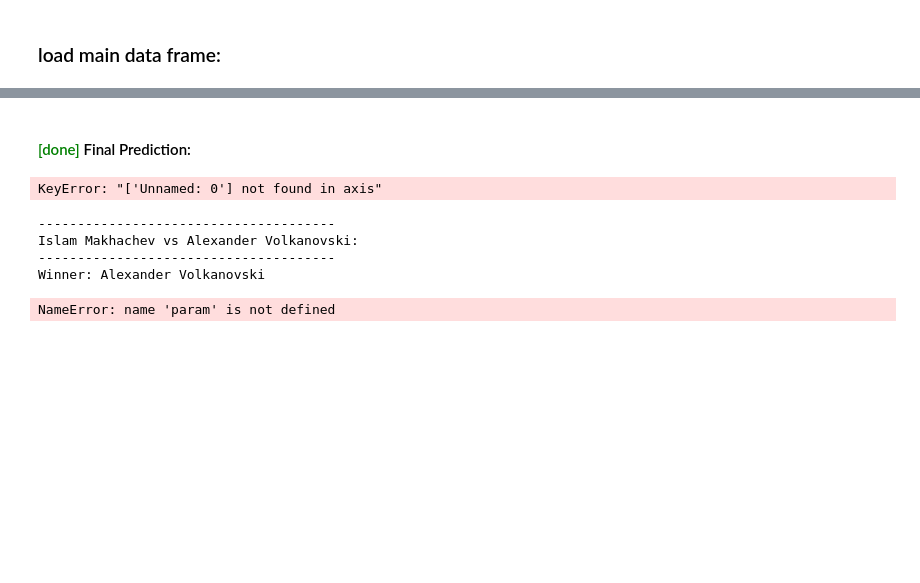
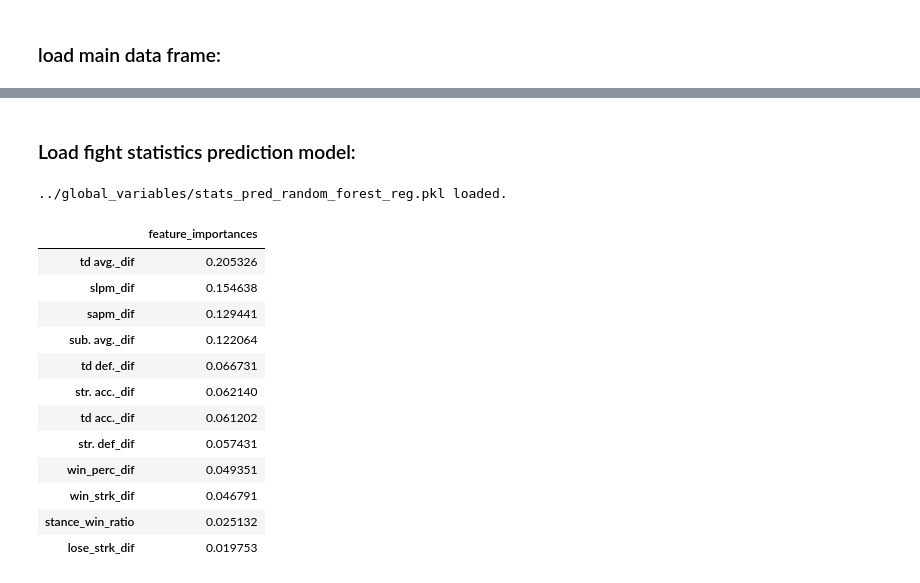
Before and after one commit to sagi778/ufc_fights_Predictor, a Jupyter notebook: notebooks/predictor.ipynb, the cells around one changed output, grey strips where cells are left out. Cells and saved outputs as stored; diff of their text form; code cells hidden in the pictures; blank space fills up the shorter version.

```diff
--- a/notebooks/predictor.ipynb
+++ b/notebooks/predictor.ipynb
@@ -341,21 +76,25 @@ df.tail(3)
-# %% [markdown]
-#### <span style='color:green'> [done] </span> Final Prediction:
-# %%
-param = pd.read_csv('../global_variables/ml_models_parameters.csv').drop(columns=['Unnamed: 0'])
-param
-# %% [output]
-KeyError: "['Unnamed: 0'] not found in axis"
-# %%
-print('--------------------------------------')
-print('%s vs %s:' %(fighter, opponent))
-print('--------------------------------------')
-print('Winner: ' + get_winner(fighter=fighter, opponent=opponent, data=df))
-print('Pridiction Accuracy: %.5f' %float(param.accuracy[param.ml_model=='knn_clf']))
-print('--------------------------------------')
-get_fighters_stats(fighter=fighter, opponent=opponent, data=stats)
-# %% [output]
---------------------------------------
-Islam Makhachev vs Alexander Volkanovski:
---------------------------------------
-Winner: Alexander Volkanovski
-NameError: name 'param' is not defined
+# %% [markdown]
+### Load fight statistics prediction model:
+# %%
+stat_pred_reg = load_trained_model(filename_path='../global_variables/stats_pred_random_forest_reg.pkl')
+X = stat_pred_reg.feature_names_in_
+y = ['kd_dif','str_dif','td_dif','sub_dif']
+feature_importance = stat_pred_reg.feature_importances_
+
+fi = pd.DataFrame(data=feature_importance, index=X, columns=['feature_importances']).sort_values(by=['feature_importances'], ascending=False)
+fi
+# %% [output]
+../global_variables/stats_pred_random_forest_reg.pkl loaded.
+|  | feature_importances |
+| td avg._dif | 0.205326 |
+| slpm_dif | 0.154638 |
+| sapm_dif | 0.129441 |
+| sub. avg._dif | 0.122064 |
+| td def._dif | 0.066731 |
+| str. acc._dif | 0.062140 |
+| td acc._dif | 0.061202 |
+| str. def_dif | 0.057431 |
+| win_perc_dif | 0.049351 |
+| win_strk_dif | 0.046791 |
+| stance_win_ratio | 0.025132 |
+| lose_strk_dif | 0.019753 |
```
Also changed, not shown: parts of 54 cells of this notebook, 4 other files.
